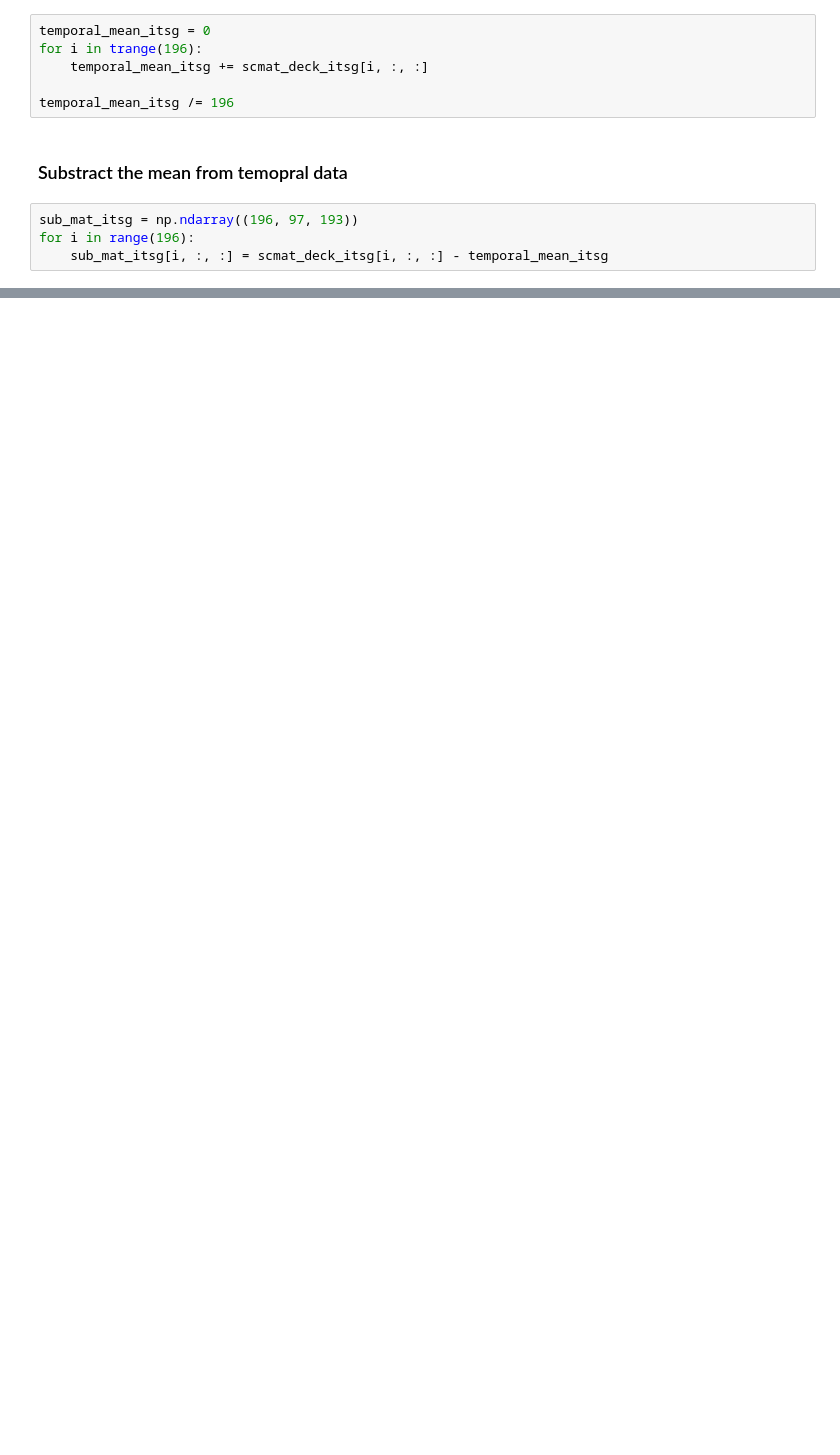
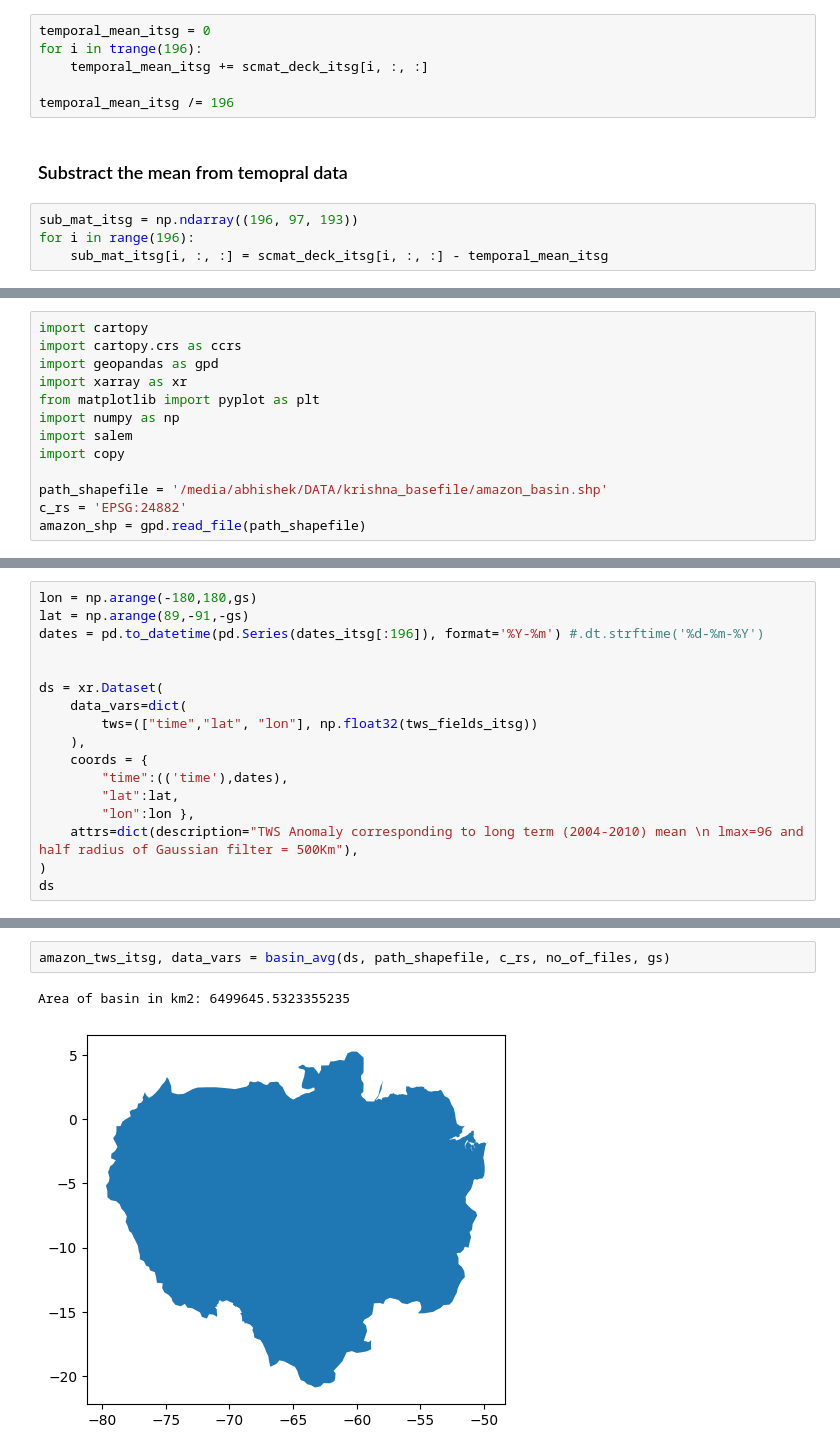
Before and after one commit to GESS-research-group/pyshbundle, a Jupyter notebook: notebooks/TWS_time_series.ipynb, the cells around one changed output, grey strips where cells are left out. Cells and saved outputs as stored; diff of their text form; blank space fills up the shorter version.

```diff
--- a/notebooks/TWS_time_series.ipynb
+++ b/notebooks/TWS_time_series.ipynb
@@ -349,0 +221,13 @@ for i in trange(196):
+# %%
+import cartopy
+import cartopy.crs as ccrs
+import geopandas as gpd
+import xarray as xr
+from matplotlib import pyplot as plt
+import numpy as np
+import salem
+import copy
+
+path_shapefile = '/media/abhishek/DATA/krishna_basefile/amazon_basin.shp'
+c_rs = 'EPSG:24882'
+amazon_shp = gpd.read_file(path_shapefile)
@@ -349,0 +246,17 @@ for i in trange(196):
+# %%
+lon = np.arange(-180,180,gs)
+lat = np.arange(89,-91,-gs)
+dates = pd.to_datetime(pd.Series(dates_itsg[:196]), format='%Y-%m') #.dt.strftime('%d-%m-%Y')
+
+
+ds = xr.Dataset(
+    data_vars=dict(
+        tws=(["time","lat", "lon"], np.float32(tws_fields_itsg))
+    ),
+    coords = {
+        "time":(('time'),dates),
+        "lat":lat,
+        "lon":lon },
+    attrs=dict(description="TWS Anomaly corresponding to long term (2004-2010) mean \n lmax=96 and half radius of Gaussian filter = 500Km"),
+)
+ds
@@ -349,0 +288,5 @@ for i in trange(196):
+# %%
+amazon_tws_itsg, data_vars = basin_avg(ds, path_shapefile, c_rs, no_of_files, gs)
+# %% [output]
+Area of basin in km2: 6499645.5323355235
+[figure, added]
```
Also changed, not shown: parts of 32 cells of this notebook, 3 other files.
